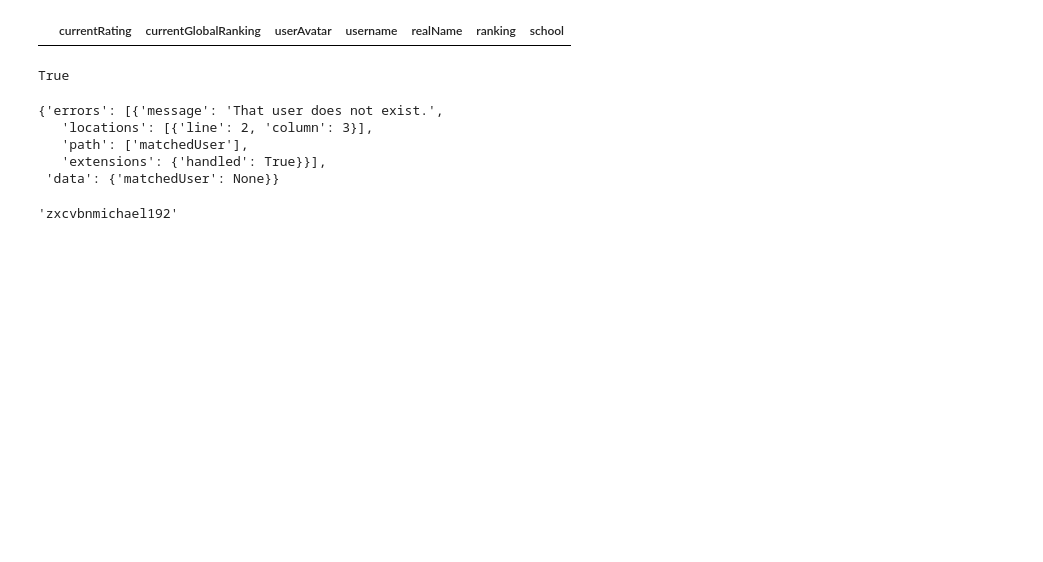
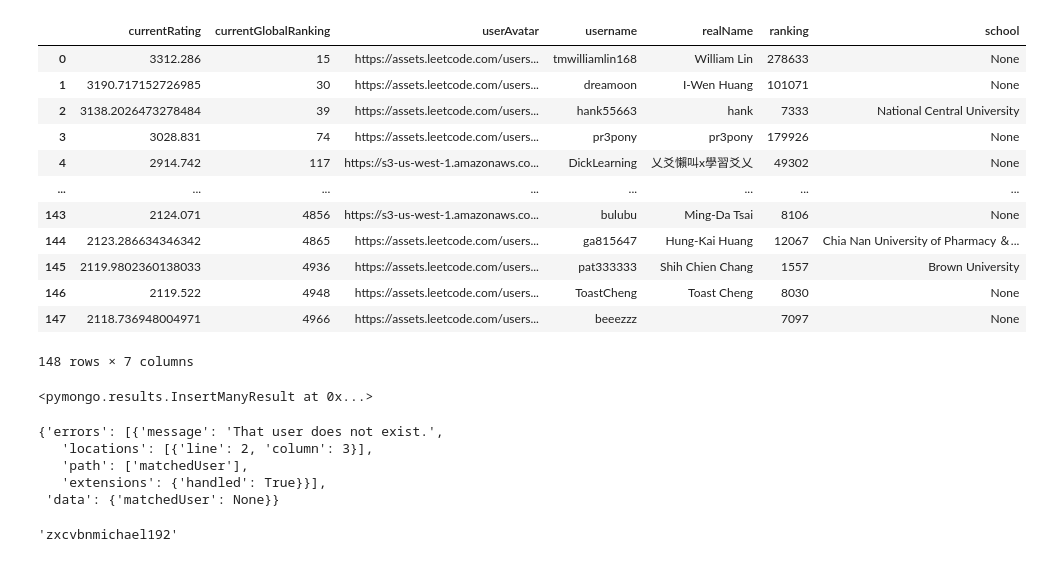
Before and after one commit to chienhsiang-hung/LC-TW-Board, a Jupyter notebook: test.ipynb, the cells around one changed output. Cells and saved outputs as stored; diff of their text form; code cells hidden in the pictures; blank space fills up the shorter version.

```diff
--- a/test.ipynb
+++ b/test.ipynb
@@ -5,22 +5,25 @@ from tqdm import tqdm
 
 ranking_DF = pd.DataFrame(columns=['currentRating', 'currentGlobalRanking', 'userAvatar', 'username', 'realName', 'ranking', 'school'])
 currentRating=[]; currentGlobalRanking=[]; userAvatar=[]; username=[]; realName=[]; ranking=[]; school=[]
-for i in tqdm(range(779,783)):
+for i in tqdm(range(200)):
     # POST for ranking data of the page
     graphql_ranking = requests.post(
         'https://leetcode.com/graphql/',
         json = {"query": "{\n  globalRanking(page: "+str(i+1)+") {\n    totalUsers\n    userPerPage\n    myRank {\n      ranking\n      currentGlobalRanking\n      currentRating\n      dataRegion\n      user {\n        nameColor\n        activeBadge {\n          displayName\n          icon\n          __typename\n        }\n        __typename\n      }\n      __typename\n    }\n    rankingNodes {\n      ranking\n      currentRating\n      currentGlobalRanking\n      dataRegion\n      user {\n        username\n        nameColor\n        activeBadge {\n          displayName\n          icon\n          __typename\n        }\n        profile {\n          userAvatar\n          countryCode\n          countryName\n          realName\n          __typename\n        }\n        __typename\n      }\n      __typename\n    }\n    __typename\n  }\n}\n"}
     )
-    # try to catch no reponse
+    # try to catch no reponse (retry 3 times)
     retry = 0
     while graphql_ranking.status_code != 200 and retry < 4:
+        print(f'page {str(i+1)} retry {retry+1} times')
         time.sleep(60)
         graphql_ranking = requests.post(
             'https://leetcode.com/graphql/',
             json = {"query": "{\n  globalRanking(page: "+str(i+1)+") {\n    totalUsers\n    userPerPage\n    myRank {\n      ranking\n      currentGlobalRanking\n      currentRating\n      dataRegion\n      user {\n        nameColor\n        activeBadge {\n          displayName\n          icon\n          __typename\n        }\n        __typename\n      }\n      __typename\n    }\n    rankingNodes {\n      ranking\n      currentRating\n      currentGlobalRanking\n      dataRegion\n      user {\n        username\n        nameColor\n        activeBadge {\n          displayName\n          icon\n          __typename\n        }\n        profile {\n          userAvatar\n          countryCode\n          countryName\n          realName\n          __typename\n        }\n        __typename\n      }\n      __typename\n    }\n    __typename\n  }\n}\n"}
         )
         retry += 1
-    if retry == 4: continue
+    if retry == 4:
+        print(f'skip page {str(i+1)}')
+        continue
 
 
     for rankingNode in graphql_ranking.json()['data']['globalRanking']['rankingNodes']:
@@ -33,30 +36,42 @@ for i in tqdm(range(779,783)):
                     "variables": {"username": rankingNode['user']['username']}
                 }
             )
 
             currentRating.append(rankingNode['currentRating'])
             currentGlobalRanking.append(rankingNode['currentGlobalRanking'])
             userAvatar.append(rankingNode['user']['profile']['userAvatar'])
             username.append(rankingNode['user']['username'])
             realName.append(rankingNode['user']['profile']['realName'])
             ranking.append(
                 # handle 'That user does not exist.'
                 graphql_user.json()['data']['matchedUser']['profile']['ranking'] if graphql_user.json()['data']['matchedUser'] else None
             )
             school.append(
                 graphql_user.json()['data']['matchedUser']['profile']['school'] if graphql_user.json()['data']['matchedUser'] else None
             )
 
 ranking_DF['currentRating'] = currentRating
 ranking_DF['currentGlobalRanking'] = currentGlobalRanking
 ranking_DF['userAvatar'] = userAvatar
 ranking_DF['username'] = username
 ranking_DF['realName'] = realName
 ranking_DF['ranking'] = ranking
 ranking_DF['school'] = school
 
 # ranking_DF.to_csv('test.csv', index=False, encoding='utf_8_sig')
 
 ranking_DF
 # %% [output]
 |  | currentRating | currentGlobalRanking | userAvatar | username | realName | ranking | school |
+| 0 | 3312.286 | 15 | https://assets.leetcode.com/users... | tmwilliamlin168 | William Lin | 278633 | None |
+| 1 | 3190.717152726985 | 30 | https://assets.leetcode.com/users... | dreamoon | I-Wen Huang | 101071 | None |
+| 2 | 3138.2026473278484 | 39 | https://assets.leetcode.com/users... | hank55663 | hank | 7333 | National Central University |
+| 3 | 3028.831 | 74 | https://assets.leetcode.com/users... | pr3pony | pr3pony | 179926 | None |
+| 4 | 2914.742 | 117 | https://s3-us-west-1.amazonaws.co... | DickLearning | 乂爻懶叫x學習爻乂 | 49302 | None |
+| ... | ... | ... | ... | ... | ... | ... | ... |
+| 143 | 2124.071 | 4856 | https://s3-us-west-1.amazonaws.co... | bulubu | Ming-Da Tsai | 8106 | None |
+| 144 | 2123.286634346342 | 4865 | https://assets.leetcode.com/users... | ga815647 | Hung-Kai Huang | 12067 | Chia Nan University of Pharmacy ＆... |
+| 145 | 2119.9802360138033 | 4936 | https://assets.leetcode.com/users... | pat333333 | Shih Chien Chang | 1557 | Brown University |
+| 146 | 2119.522 | 4948 | https://assets.leetcode.com/users... | ToastCheng | Toast Cheng | 8030 | None |
+| 147 | 2118.736948004971 | 4966 | https://assets.leetcode.com/users... | beeezzz |  | 7097 | None |
+148 rows × 7 columns
@@ -66,7 +78,13 @@ time.sleep(5)
-# %%
-graphql_ranking.status_code == 200
-# %% [output]
-True
+# %%
+import pymongo
+
+client = pymongo.MongoClient( "mongodb+srv://...@chienhsiang-hung.smnnaxp.mongodb.net/?retryWrites=true&w=majority" )
+db = client['LC-TW-Board']
+col = db['main']
+col.delete_many({})
+col.insert_many(ranking_DF.to_dict('records'))
+# %% [output]
+<pymongo.results.InsertManyResult at 0x...>
 # %%
 graphql_user.json()
 # %% [output]
```
Also changed, not shown: parts of 2 cells of this notebook.
